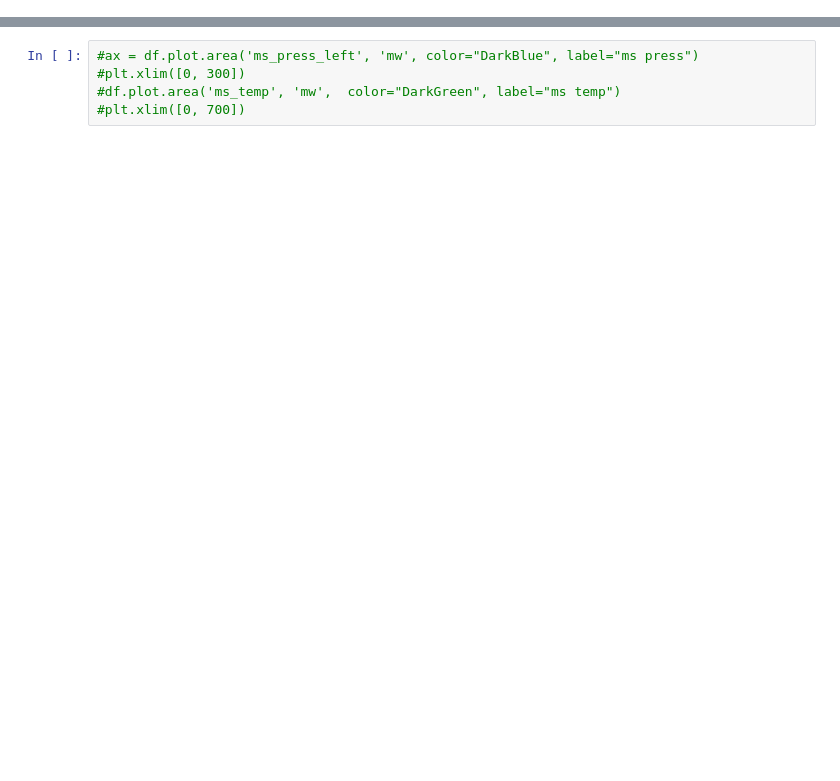
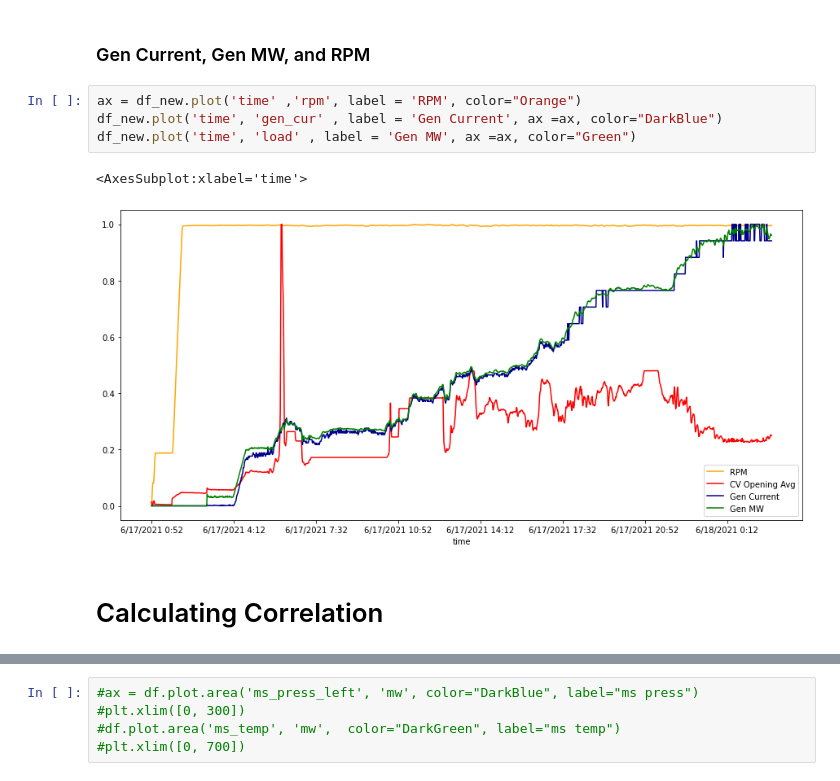
Before and after one commit to faseelmo/Power-Plant-Data-science, a Jupyter notebook: startupAnalysis.ipynb, the cells around one changed output, grey strips where cells are left out. Drawn from its saved outputs; the diff is of its cells as text; blank space fills up the shorter version.

```diff
--- a/startupAnalysis.ipynb
+++ b/startupAnalysis.ipynb
@@ -55,0 +34,11 @@ mw                   0.97767  1.00000
+# %% [markdown]
+### <font color='black'> Gen Current, Gen MW, and RPM </font>
+# %%
+ax = df_new.plot('time' ,'rpm', label = 'RPM', color="Orange")
+df_new.plot('time', 'gen_cur' , label = 'Gen Current', ax =ax, color="DarkBlue")
+df_new.plot('time', 'load' , label = 'Gen MW', ax =ax, color="Green")
+# %% [output]
+<AxesSubplot:xlabel='time'>
+[figure, added]
+# %% [markdown]
+# <font color='black'> Calculating Correlation  </font>
```
Also changed, not shown: parts of 8 cells of this notebook.
